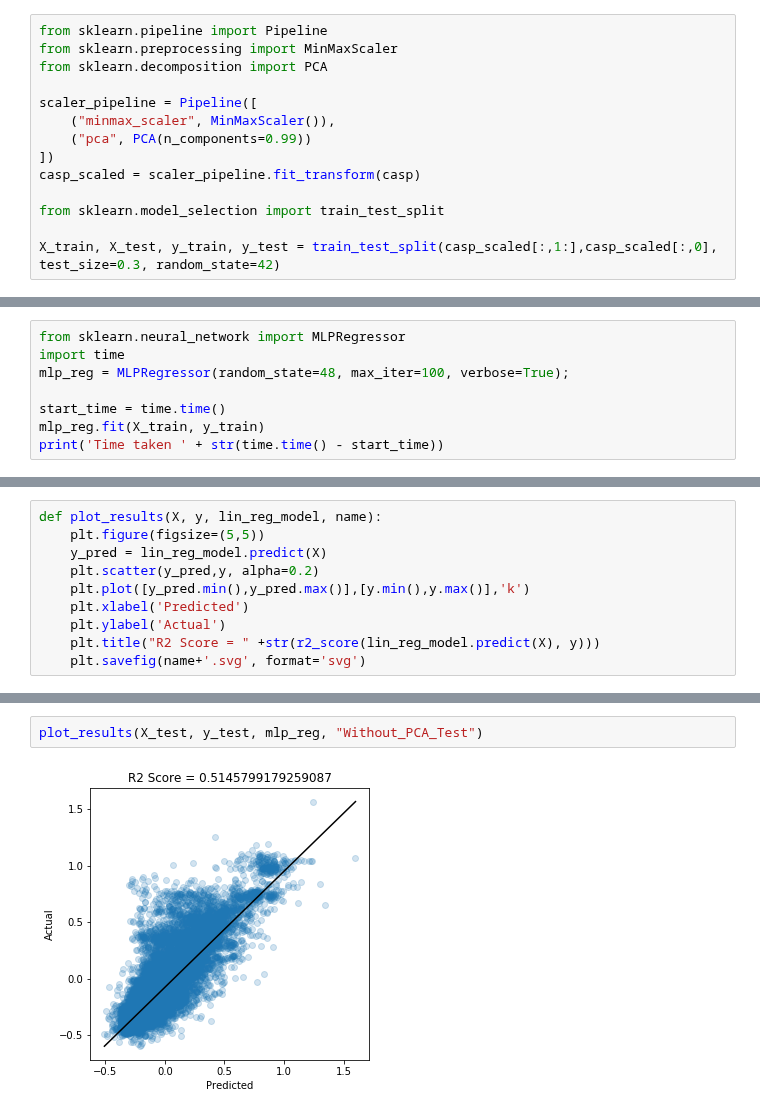
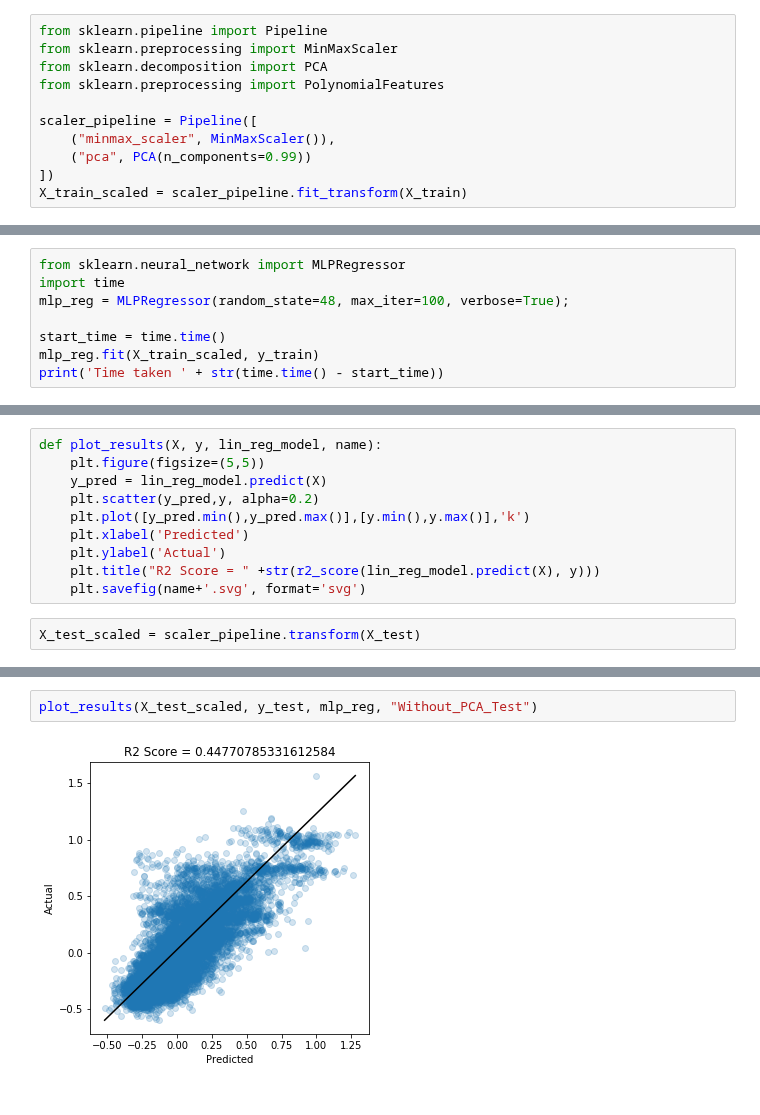
Before and after one commit to aniket-ak/Machine-Learning-CASP-Dataset, a Jupyter notebook: CASP_Exploring_Design_Space.ipynb, the cells around one changed output, grey strips where cells are left out. Cells and saved outputs as stored; diff of their text form.

Commit message:
Fixed bug with pipeline

```diff
--- a/CASP_Exploring_Design_Space.ipynb
+++ b/CASP_Exploring_Design_Space.ipynb
@@ -101,13 +101,10 @@ X_train, X_test, y_train, y_test = train_test_split(casp.drop("RMSD", axis=1),ca
 from sklearn.pipeline import Pipeline
 from sklearn.preprocessing import MinMaxScaler
 from sklearn.decomposition import PCA
+from sklearn.preprocessing import PolynomialFeatures
 
 scaler_pipeline = Pipeline([
     ("minmax_scaler", MinMaxScaler()),
     ("pca", PCA(n_components=0.99))
 ])
-casp_scaled = scaler_pipeline.fit_transform(casp)
-
-from sklearn.model_selection import train_test_split
-
-X_train, X_test, y_train, y_test = train_test_split(casp_scaled[:,1:],casp_scaled[:,0], test_size=0.3, random_state=42)
+X_train_scaled = scaler_pipeline.fit_transform(X_train)
@@ -126,6 +127,6 @@ import time
 mlp_reg = MLPRegressor(random_state=48, max_iter=100, verbose=True);
 
 start_time = time.time()
-mlp_reg.fit(X_train, y_train)
+mlp_reg.fit(X_train_scaled, y_train)
 print('Time taken ' + str(time.time() - start_time))
 # %% [output]
@@ -161,5 +162,7 @@ def plot_results(X, y, lin_reg_model, name):
     plt.ylabel('Actual')
     plt.title("R2 Score = " +str(r2_score(lin_reg_model.predict(X), y)))
     plt.savefig(name+'.svg', format='svg')
+# %%
+X_test_scaled = scaler_pipeline.transform(X_test)
 # %%
 from sklearn.metrics import mean_squared_error, r2_score
@@ -175,4 +178,4 @@ plot_results(X_train, y_train, mlp_reg, "Without_PCA_Train")
 # %%
-plot_results(X_test, y_test, mlp_reg, "Without_PCA_Test")
+plot_results(X_test_scaled, y_test, mlp_reg, "Without_PCA_Test")
 # %% [output]
-[figure, old version]
+[figure, new version]
```
Also changed, not shown: parts of 7 cells of this notebook.
